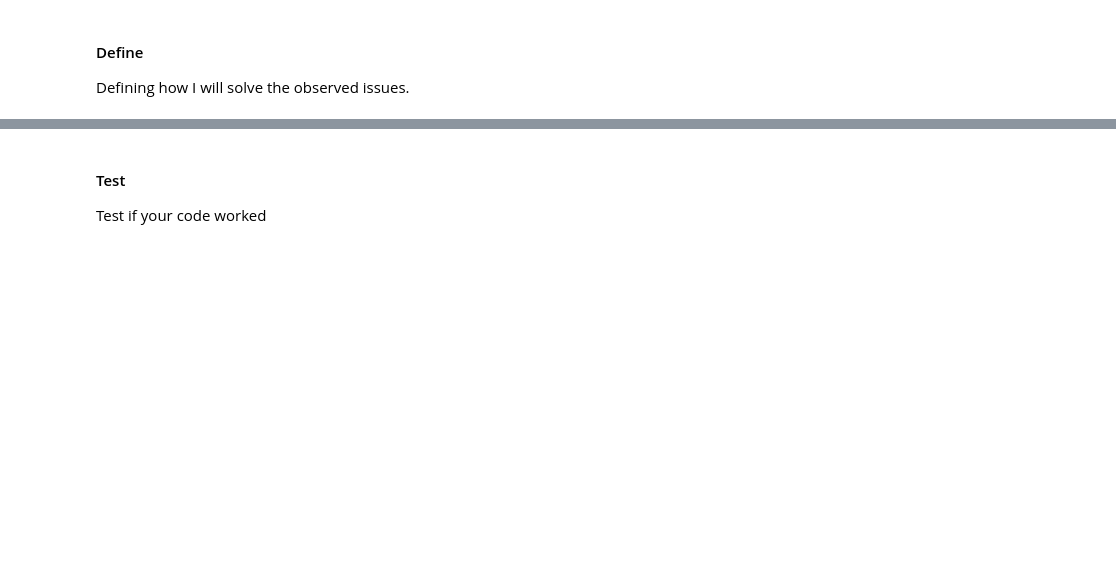
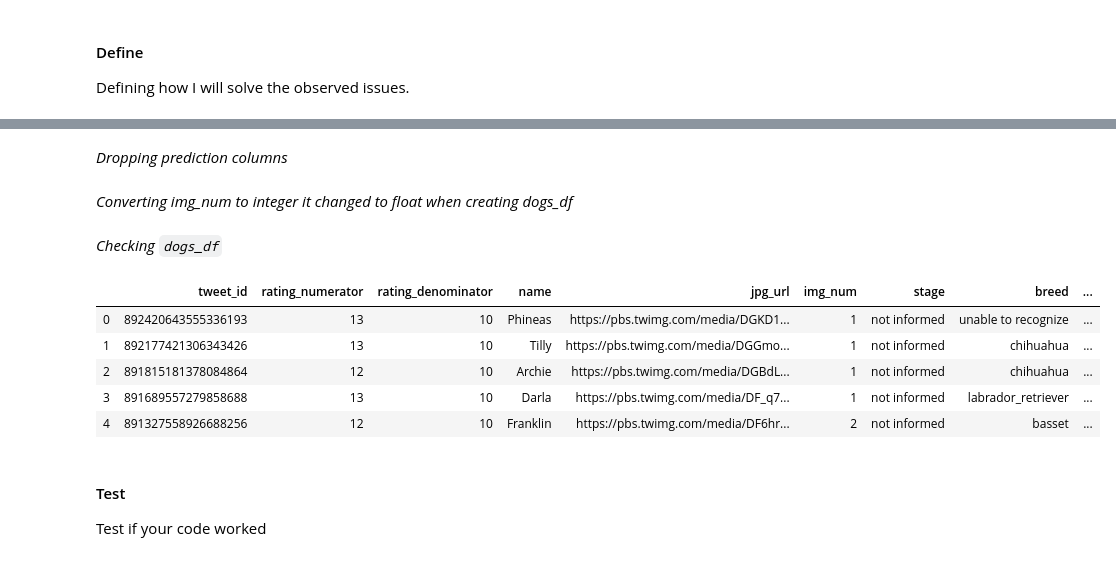
Before and after one commit to Nevesgmd/WeRateDogs-twitter-analysis, a Jupyter notebook: wrangle_act.ipynb, the cells around one changed output, grey strips where cells are left out. Cells and saved outputs as stored; diff of their text form; code cells hidden in the pictures; blank space fills up the shorter version.

```diff
--- a/wrangle_act.ipynb
+++ b/wrangle_act.ipynb
@@ -616,0 +784,5 @@ Solve the problems
+# %%
+# Setting p1, p2 and p3 column values to lowercase strings
+dogs_df['p1'] = dogs_df.p1.str.lower()
+dogs_df['p2'] = dogs_df.p2.str.lower()
+dogs_df['p3'] = dogs_df.p3.str.lower()
@@ -617,3 +791,38 @@ Solve the problems
+# %%
+# Creating breed column with the most probably dog breed
+dogs_df['breed'] = dogs_df.apply(lambda row: row['p1'] if row['p1_dog']
+                                 else(row['p2'] if row['p2_dog']
+                                      else(row['p3'] if row['p3_dog']
+                                           else 'unable to recognize')), axis=1)
+
+# Creating breed_confidence column with the confidence of the breed prevision
+dogs_df['breed_confidence'] = dogs_df.apply(lambda row: row['p1_conf'] if row['p1_dog']
+                                            else(row['p2_conf'] if row['p2_dog']
+                                                 else(row['p3_conf'] if row['p3_dog']
+                                                      else 0)), axis=1)
+# %% [markdown]
+*Dropping prediction columns*
+# %%
+# Dropping prediction  columns
+dogs_df.drop(['p1', 'p1_conf', 'p1_dog',
+              'p2', 'p2_conf', 'p2_dog',
+              'p3', 'p3_conf', 'p3_dog'], axis=1, inplace=True)
+# %% [markdown]
+*Converting img_num to integer it changed to float when creating dogs_df*
+# %%
+# Converting img_num to int
+dogs_df['img_num'] = dogs_df.img_num.astype('int64')
+# %% [markdown]
+*Checking `dogs_df`*
+# %%
+dogs_df.head()
+# %% [output]
+|  | tweet_id | rating_numerator | rating_denominator | name | jpg_url | img_num | stage | breed | ... |
+| 0 | 892420643555336193 | 13 | 10 | Phineas | https://pbs.twimg.com/media/DGKD1... | 1 | not informed | unable to recognize | ... |
+| 1 | 892177421306343426 | 13 | 10 | Tilly | https://pbs.twimg.com/media/DGGmo... | 1 | not informed | chihuahua | ... |
+| 2 | 891815181378084864 | 12 | 10 | Archie | https://pbs.twimg.com/media/DGBdL... | 1 | not informed | chihuahua | ... |
+| 3 | 891689557279858688 | 13 | 10 | Darla | https://pbs.twimg.com/media/DF_q7... | 1 | not informed | labrador_retriever | ... |
+| 4 | 891327558926688256 | 12 | 10 | Franklin | https://pbs.twimg.com/media/DF6hr... | 2 | not informed | basset | ... |
 # %% [markdown]
 #### Test
 Test if your code worked
```
Also changed, not shown: parts of 56 cells of this notebook, 2 other files.
